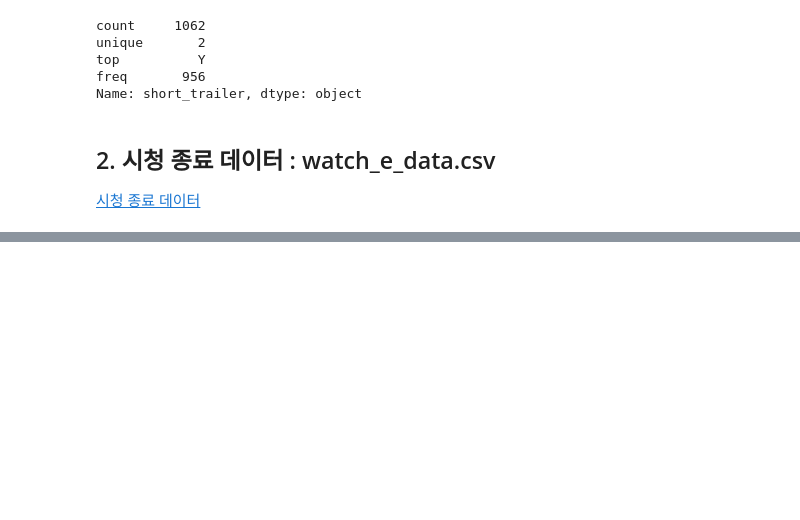
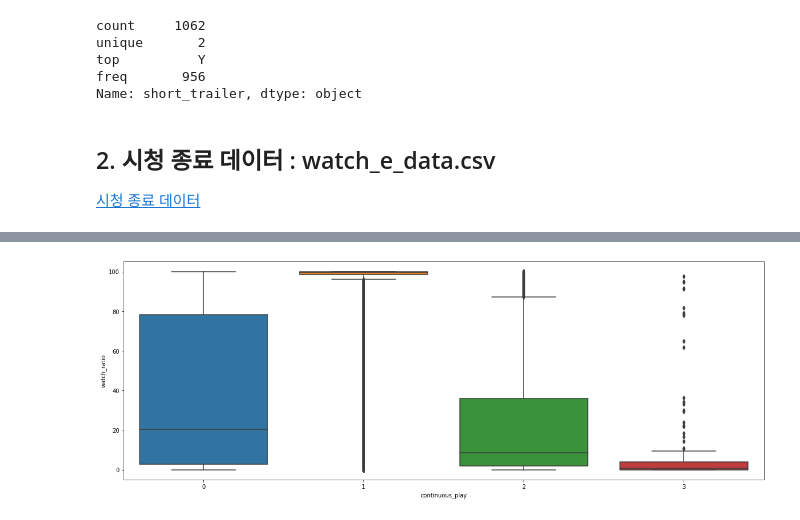
Before and after one commit to lg960214/2022-lguplus-AI-Ground, a Jupyter notebook: EDA_lg.ipynb, the cells around one changed output, grey strips where cells are left out. Cells and saved outputs as stored; diff of their text form; code cells hidden in the pictures; blank space fills up the shorter version.

```diff
--- a/EDA_lg.ipynb
+++ b/EDA_lg.ipynb
@@ -203,0 +272,8 @@ df_watch[idx]
+# %%
+fig, ax = plt.subplots(1,1, figsize=(20, 7))
+
+sns.boxplot(y='watch_ratio', x='continuous_play', data=df_watch)
+
+plt.show()
+# %% [output]
+[figure, added]
```
Also changed, not shown: parts of 10 cells of this notebook.
